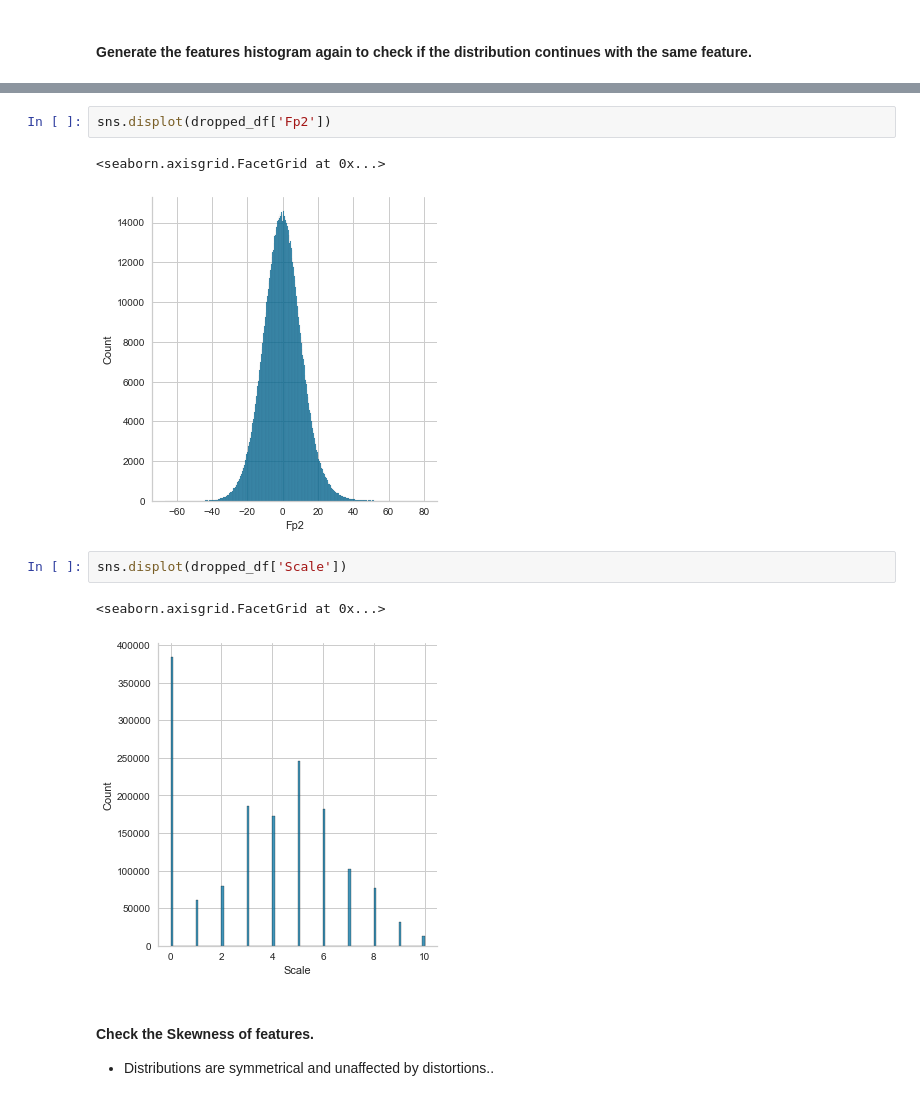
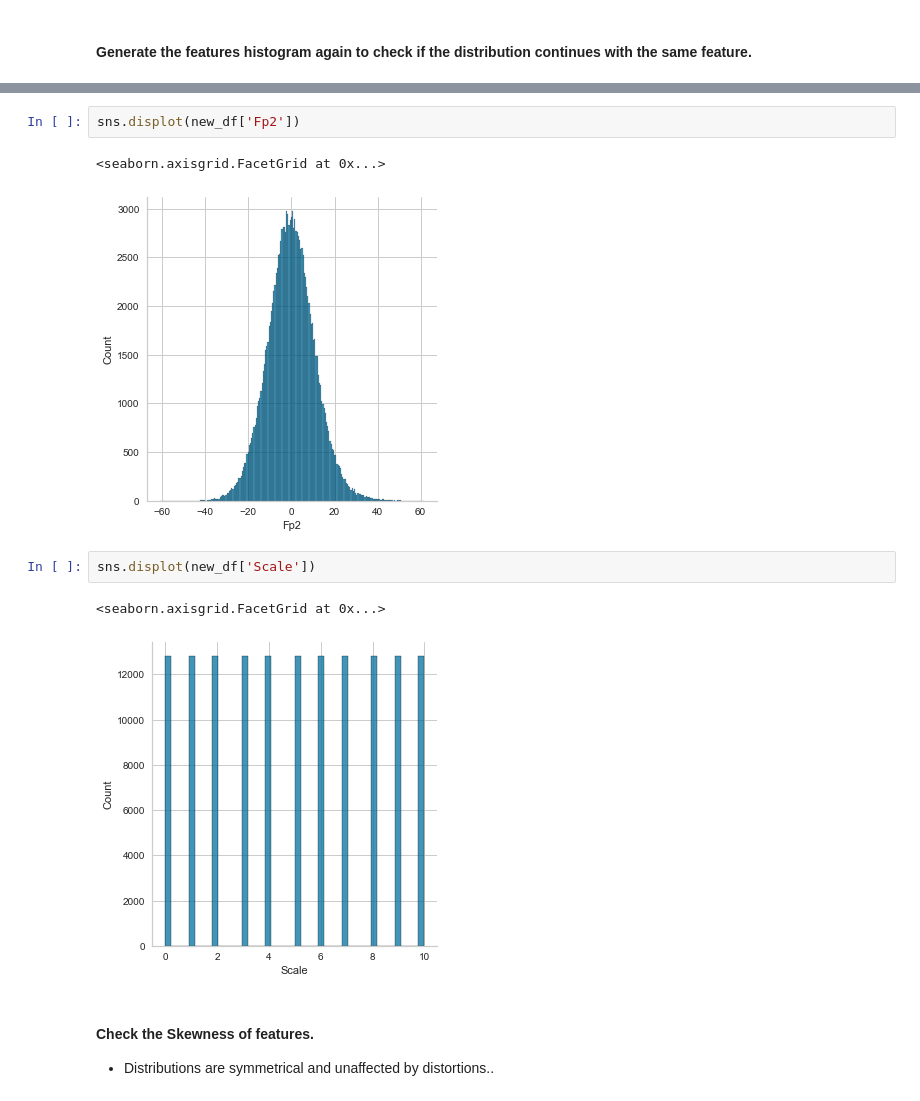
Before and after one commit to rodrigoalexandre/sam-stress-multilayerperceptron-sklearn, a Jupyter notebook: source/preprocess-sam-dataset-under.ipynb, the cells around one changed output, grey strips where cells are left out. Cells and saved outputs as stored; diff of their text form.

```diff
--- a/source/preprocess-sam-dataset-under.ipynb
+++ b/source/preprocess-sam-dataset-under.ipynb
@@ -608,13 +607,13 @@ sns.displot(dropped_df['F8'])
 # %%
-sns.displot(dropped_df['Fp2'])
+sns.displot(new_df['Fp2'])
 # %% [output]
 <seaborn.axisgrid.FacetGrid at 0x...>
-[figure, old version]
+[figure, new version]
 # %%
-sns.displot(dropped_df['Scale'])
+sns.displot(new_df['Scale'])
 # %% [output]
 <seaborn.axisgrid.FacetGrid at 0x...>
-[figure, old version]
+[figure, new version]
 # %% [markdown]
 #### Check the Skewness of features.
 - Distributions are symmetrical and unaffected by distortions..
```
Also changed, not shown: parts of 20 cells of this notebook.
